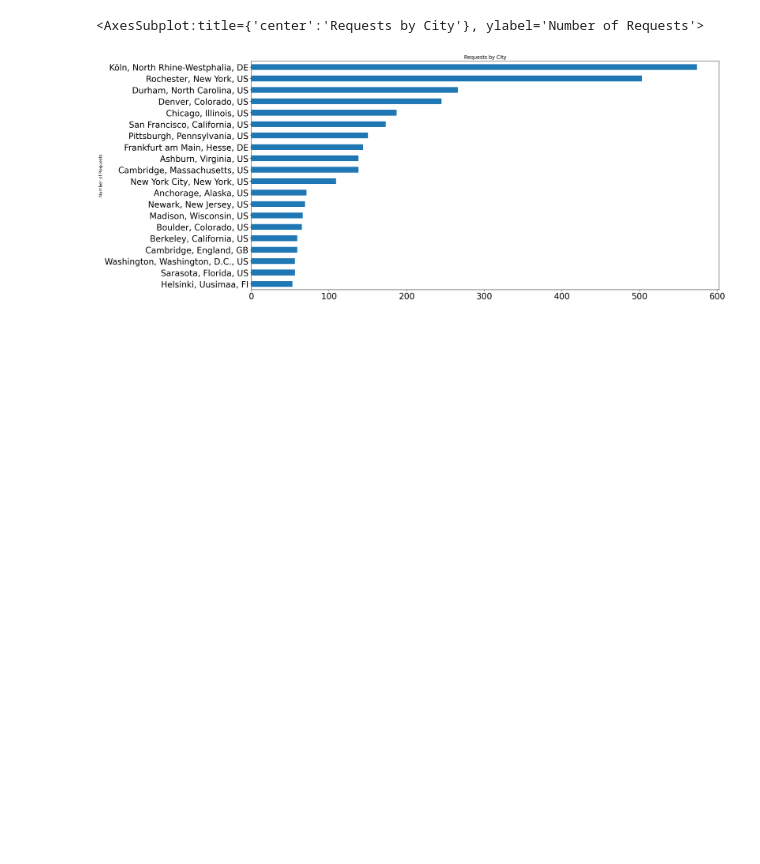
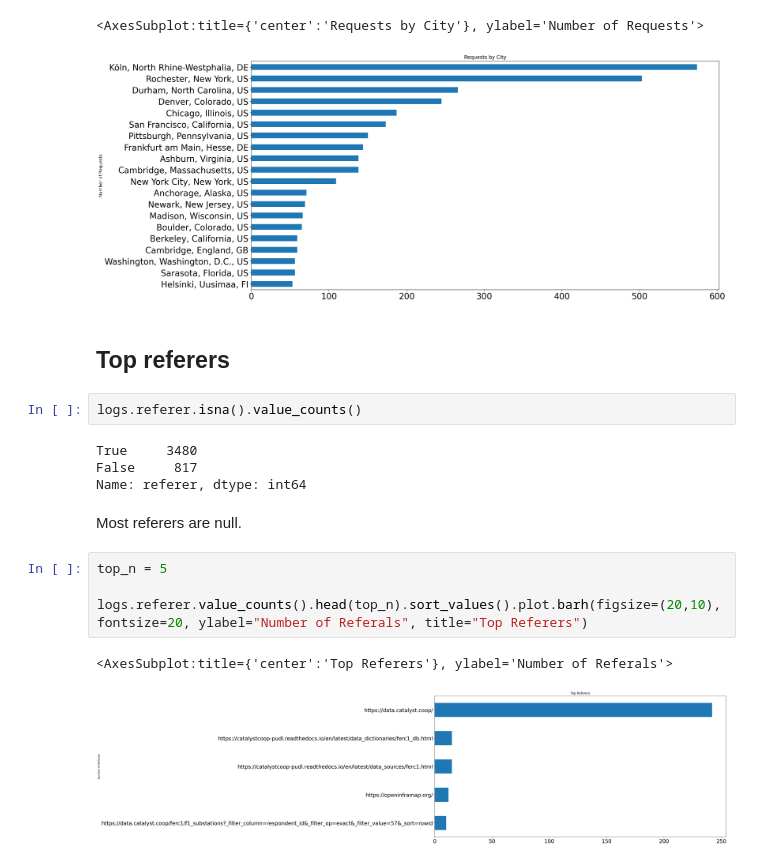
Before and after one commit to catalyst-cooperative/pudl-usage-metrics, a Jupyter notebook: usage_metrics/notebooks/datasette_analysis.ipynb, the cells around one changed output. Cells and saved outputs as stored; diff of their text form; blank space fills up the shorter version.

```diff
--- a/usage_metrics/notebooks/datasette_analysis.ipynb
+++ b/usage_metrics/notebooks/datasette_analysis.ipynb
@@ -88,3 +88,20 @@ full_location.value_counts().head(top_n).sort_values().plot.barh(figsize=(20,10)
 # %% [output]
 <AxesSubplot:title={'center':'Requests by City'}, ylabel='Number of Requests'>
 [figure]
+# %% [markdown]
+## Top referers
+# %%
+logs.referer.isna().value_counts()
+# %% [output]
+True     3480
+False     817
+Name: referer, dtype: int64
+# %% [markdown]
+Most referers are null.
+# %%
+top_n = 5
+
+logs.referer.value_counts().head(top_n).sort_values().plot.barh(figsize=(20,10), fontsize=20, ylabel="Number of Referals", title="Top Referers")
+# %% [output]
+<AxesSubplot:title={'center':'Top Referers'}, ylabel='Number of Referals'>
+[figure, added]
```
Also changed, not shown: 4 other files.
